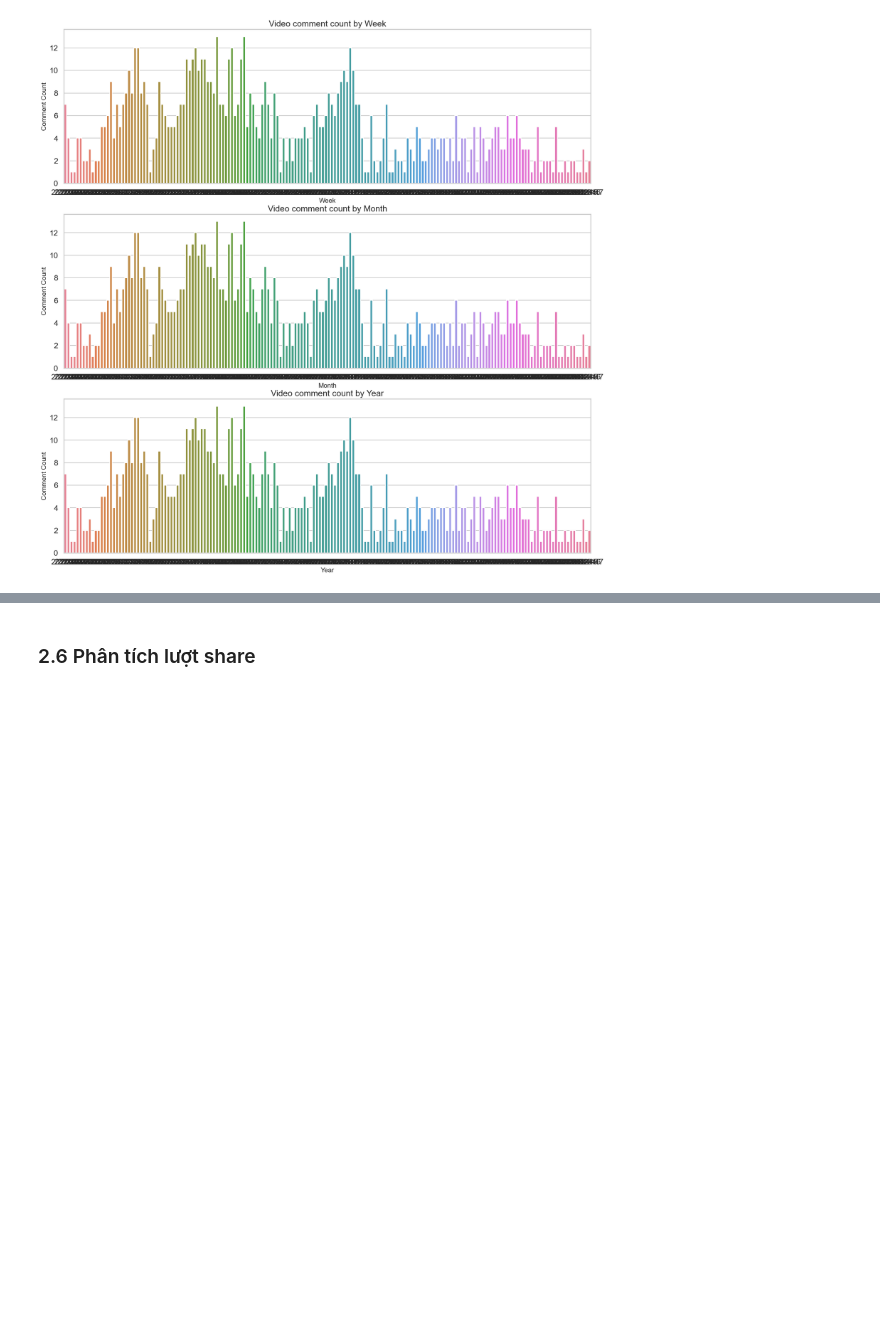
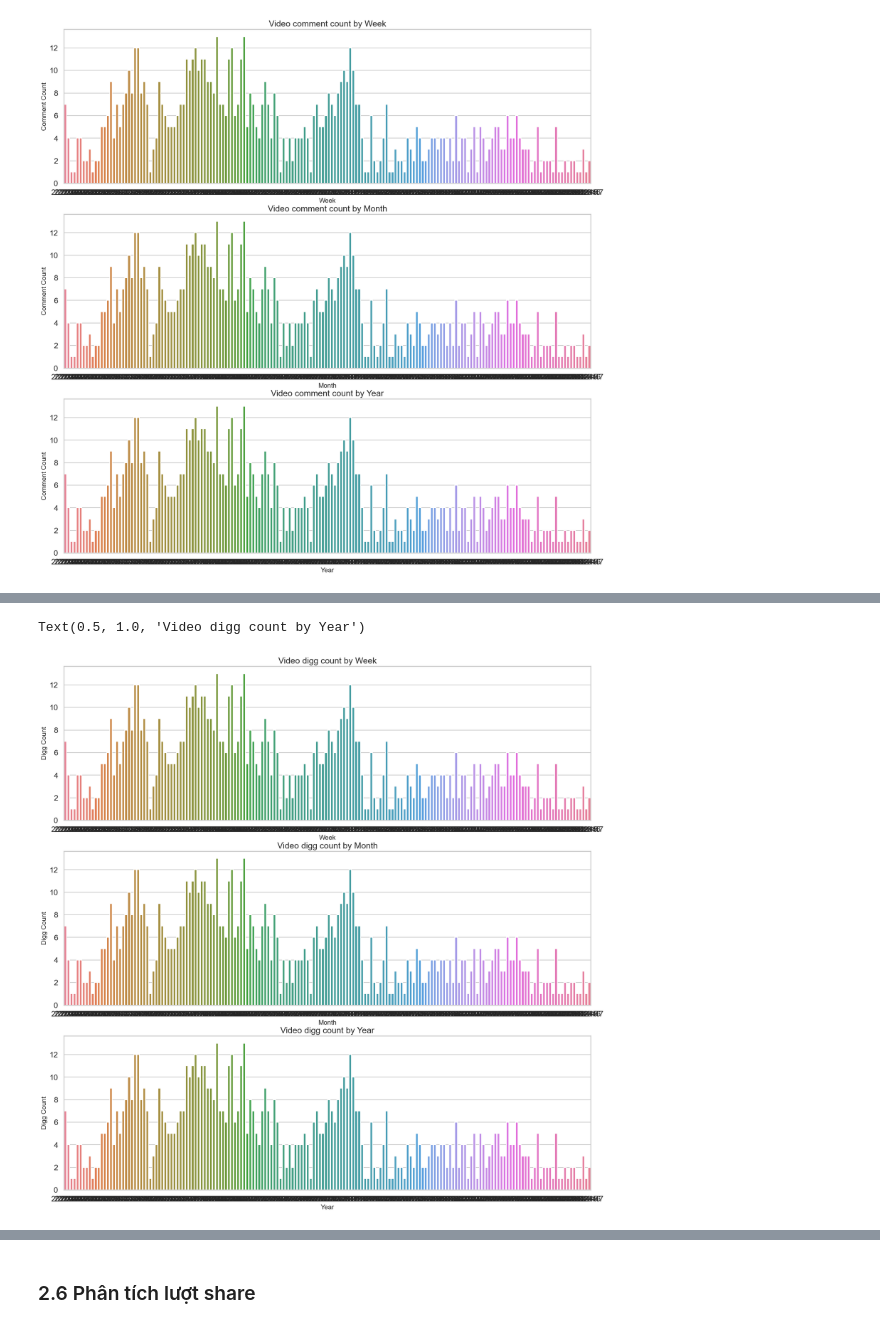
Before and after one commit to dattotien/Tiktok_profile, a Jupyter notebook: BTL.ipynb, the cells around one changed output, grey strips where cells are left out. Cells and saved outputs as stored; diff of their text form; code cells hidden in the pictures; blank space fills up the shorter version.

```diff
--- a/BTL.ipynb
+++ b/BTL.ipynb
@@ -1348,0 +1445,34 @@ Text(0.5, 1.0, 'Video comment count by Year')
+# %%
+video_digg_by_week = pd.DataFrame()
+video_digg_by_week['Week'] = pd.to_datetime(read_df['createTimeISO']).dt.strftime('%Y-%W')
+video_digg_by_week = video_digg_by_week.sort_values('Week')
+video_digg_by_week = video_digg_by_week.groupby('Week').size().reset_index(name='diggCount')
+
+video_digg_by_month = pd.DataFrame()
+video_digg_by_month['Month'] = pd.to_datetime(read_df['createTimeISO']).dt.strftime('%Y-%W')
+video_digg_by_month= video_digg_by_month.sort_values('Month')
+video_digg_by_month= video_digg_by_month.groupby('Month').size().reset_index(name='diggCount')
+
+video_digg_by_year = pd.DataFrame()
+video_digg_by_year['Year'] = pd.to_datetime(read_df['createTimeISO']).dt.strftime('%Y-%W')
+video_digg_by_year= video_digg_by_year.sort_values('Year')
+video_digg_by_year= video_digg_by_year.groupby('Year').size().reset_index(name='diggCount')
+# %%
+fig, axes = plt.subplots(3,1,figsize = (20,20))
+sns.barplot(data= video_digg_by_week, x = 'Week', y='diggCount', ax=axes[0], hue = 'Week')
+axes[0].set_xlabel('Week', fontsize = 14)
+axes[0].set_ylabel('Digg Count', fontsize = 14)
+axes[0].set_title('Video digg count by Week', fontsize =18)
+
+sns.barplot(data= video_digg_by_month, x = 'Month', y='diggCount', ax=axes[1], hue = 'Month')
+axes[1].set_xlabel('Month', fontsize = 14)
+axes[1].set_ylabel('Digg Count', fontsize = 14)
+axes[1].set_title('Video digg count by Month', fontsize =18)
+
+sns.barplot(data= video_digg_by_year, x = 'Year', y='diggCount', ax=axes[2], hue = 'Year')
+axes[2].set_xlabel('Year', fontsize = 14)
+axes[2].set_ylabel('Digg Count', fontsize = 14)
+axes[2].set_title('Video digg count by Year', fontsize =18)
+# %% [output]
+Text(0.5, 1.0, 'Video digg count by Year')
+[figure, added]
```
Also changed, not shown: parts of 24 cells of this notebook.
